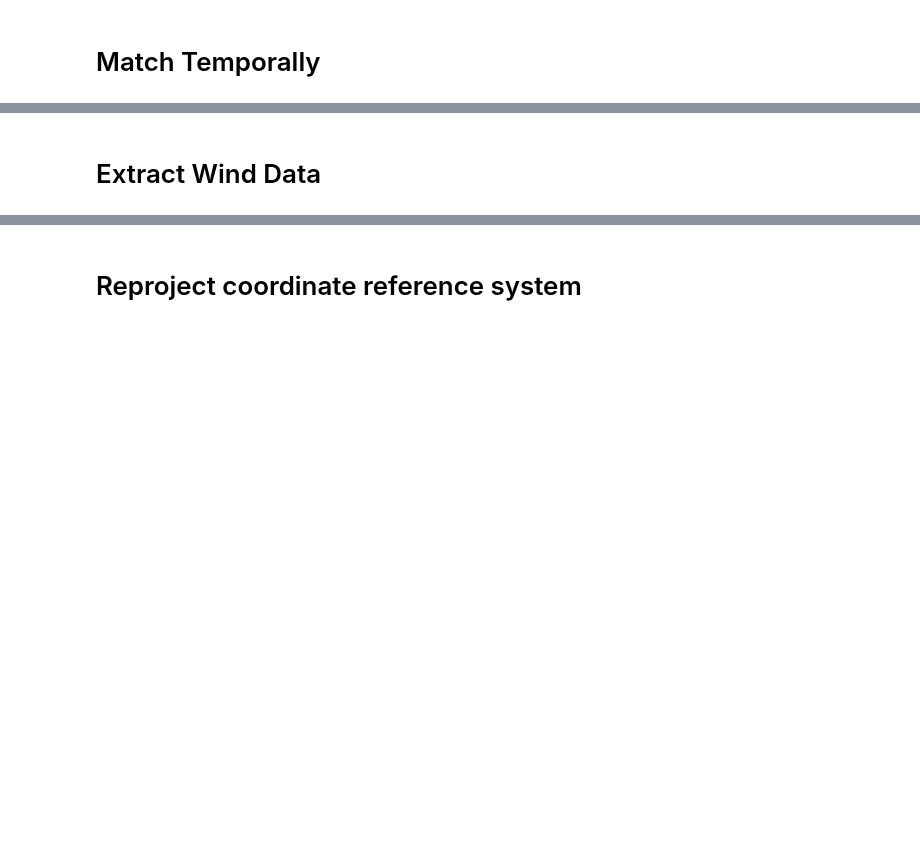
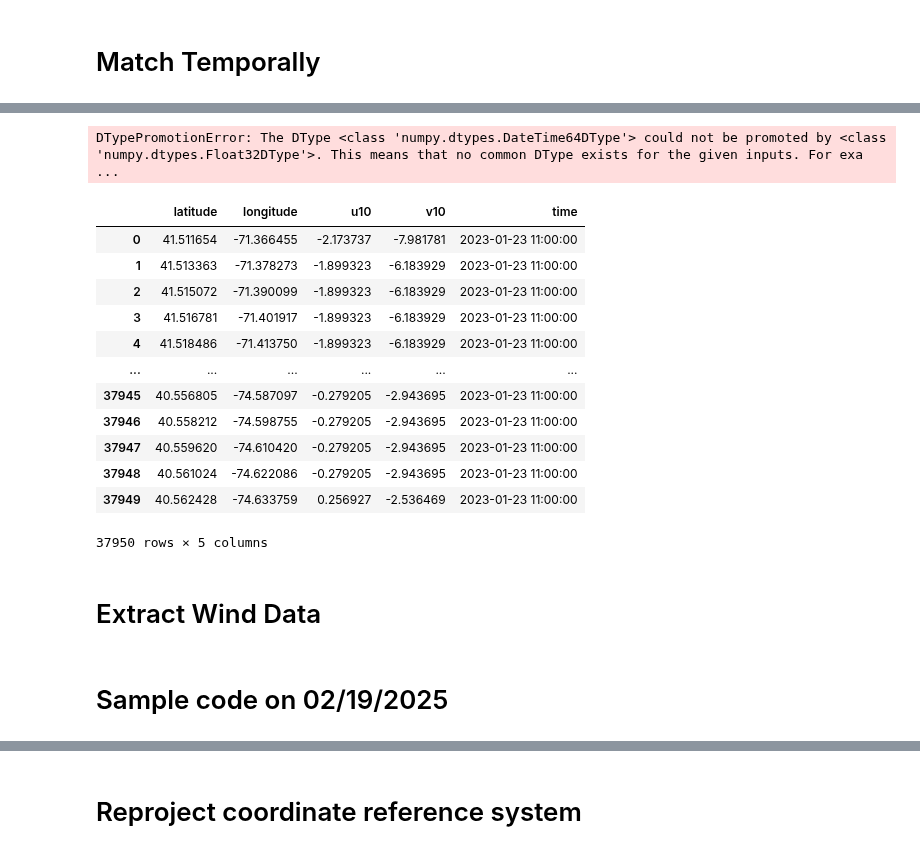
Before and after one commit to noriegamonsc1/Offshore-Wind-Research-2024-2025, a Jupyter notebook: notebooks/data_exploration/4.ERA5_reanalysis_dataset.ipynb, the cells around one changed output, grey strips where cells are left out. Saved outputs shown, nothing was run; the diff lists cells and outputs as text; code cells hidden in the pictures; blank space fills up the shorter version.

```diff
--- a/notebooks/data_exploration/4.ERA5_reanalysis_dataset.ipynb
+++ b/notebooks/data_exploration/4.ERA5_reanalysis_dataset.ipynb
@@ -166,3 +274,50 @@ sentinel_df["matched_lon"] = matched_lat_lon[:, 1]
+# %%
+
+
+
+
+# Find the closest time index
+time_idx = np.argmin(np.abs(era5_time - sentinel_datetime))
+
+# Get the matched ERA5 time
+matched_era5_time = era5_time[time_idx]
+# %%
+# Extract ERA5 wind components at the matched time index
+u10_matched = u10.isel(time=time_idx).values
+v10_matched = v10.isel(time=time_idx).values
+# %%
+u10_sentinel = u10_matched.ravel()[idxs]
+v10_sentinel = v10_matched.ravel()[idxs]
+# %%
+sentinel_era5_data = np.column_stack((sentinel_coords, u10_sentinel, v10_sentinel, np.full(len(sentinel_coords), matched_era5_time)))
+# %% [output]
+DTypePromotionError: The DType <class 'numpy.dtypes.DateTime64DType'> could not be promoted by <class 'numpy.dtypes.Float32DType'>. This means that no common DType exists for the given inputs. For exa ...
+# %%
+import pandas as pd
+
+df = pd.DataFrame({
+    "latitude": sentinel_coords[:, 0],
+    "longitude": sentinel_coords[:, 1],
+    "u10": u10_sentinel,
+    "v10": v10_sentinel,
+    "time": matched_era5_time
+})
+# %%
+df
+# %% [output]
+|  | latitude | longitude | u10 | v10 | time |
+| 0 | 41.511654 | -71.366455 | -2.173737 | -7.981781 | 2023-01-23 11:00:00 |
+| 1 | 41.513363 | -71.378273 | -1.899323 | -6.183929 | 2023-01-23 11:00:00 |
+| 2 | 41.515072 | -71.390099 | -1.899323 | -6.183929 | 2023-01-23 11:00:00 |
+| 3 | 41.516781 | -71.401917 | -1.899323 | -6.183929 | 2023-01-23 11:00:00 |
+| 4 | 41.518486 | -71.413750 | -1.899323 | -6.183929 | 2023-01-23 11:00:00 |
+| ... | ... | ... | ... | ... | ... |
+| 37945 | 40.556805 | -74.587097 | -0.279205 | -2.943695 | 2023-01-23 11:00:00 |
+| 37946 | 40.558212 | -74.598755 | -0.279205 | -2.943695 | 2023-01-23 11:00:00 |
+| 37947 | 40.559620 | -74.610420 | -0.279205 | -2.943695 | 2023-01-23 11:00:00 |
+| 37948 | 40.561024 | -74.622086 | -0.279205 | -2.943695 | 2023-01-23 11:00:00 |
+| 37949 | 40.562428 | -74.633759 | 0.256927 | -2.536469 | 2023-01-23 11:00:00 |
+37950 rows × 5 columns
 # %%
 # Convert GRIB and Sentinel-1 times to pandas DateTime format
 grib_times = pd.to_datetime(ds["time"].values)
@@ -180,3 +335,5 @@ def get_grib_wind(lat, lon, time):
 # Apply to Sentinel-1 matched points
 sentinel_df["u10"] = sentinel_df.apply(lambda row: get_grib_wind(row.matched_lat, row.matched_lon, row.matched_time)["u10"].values, axis=1)
 sentinel_df["v10"] = sentinel_df.apply(lambda row: get_grib_wind(row.matched_lat, row.matched_lon, row.matched_time)["v10"].values, axis=1)
+# %% [markdown]
+# Sample code on 02/19/2025
```
Also changed, not shown: parts of 36 cells of this notebook, 4 other files.
